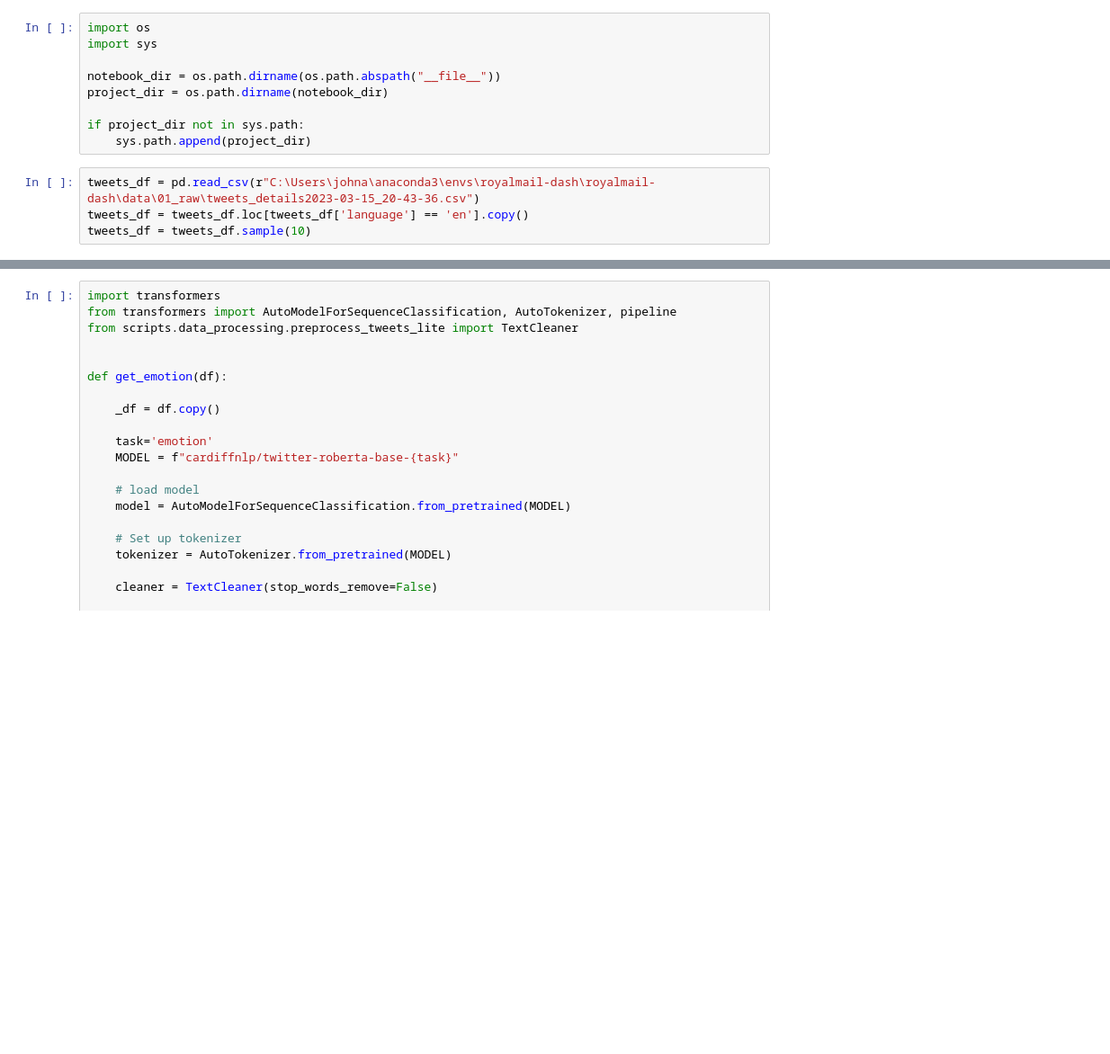
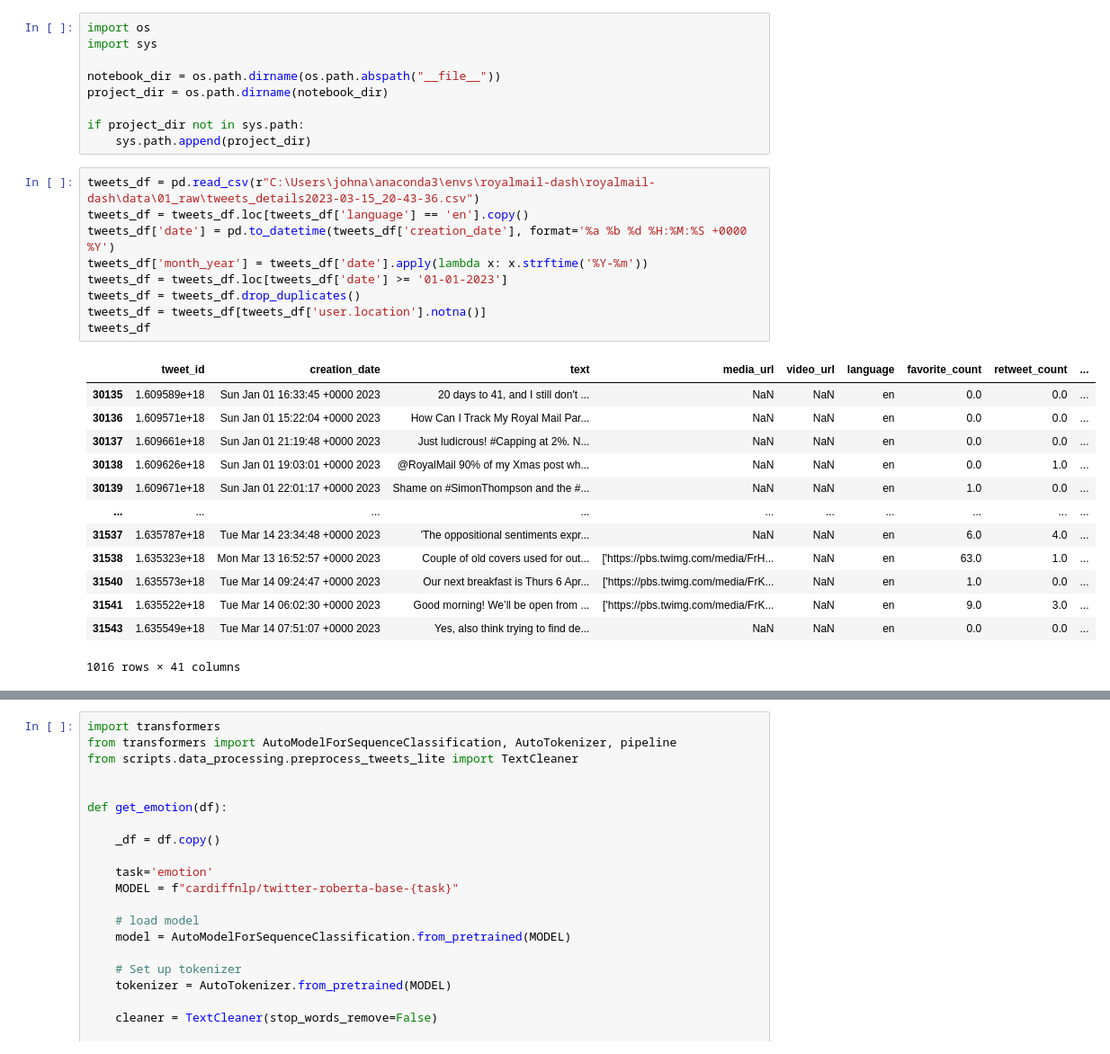
Before and after one commit to john-adeojo/royalmail-dash, a Jupyter notebook: notebooks/dataprep.ipynb, the cells around one changed output, grey strips where cells are left out. Shown at 90% size. Saved outputs shown, nothing was run; the diff lists cells and outputs as text; blank space fills up the shorter version.

```diff
--- a/notebooks/dataprep.ipynb
+++ b/notebooks/dataprep.ipynb
@@ -12,7 +12,26 @@ if project_dir not in sys.path:
 # %%
 tweets_df = pd.read_csv(r"C:\Users\johna\anaconda3\envs\royalmail-dash\royalmail-dash\data\01_raw\tweets_details2023-03-15_20-43-36.csv")
 tweets_df = tweets_df.loc[tweets_df['language'] == 'en'].copy()
-tweets_df = tweets_df.sample(10)
+tweets_df['date'] = pd.to_datetime(tweets_df['creation_date'], format='%a %b %d %H:%M:%S +0000 %Y')
+tweets_df['month_year'] = tweets_df['date'].apply(lambda x: x.strftime('%Y-%m'))
+tweets_df = tweets_df.loc[tweets_df['date'] >= '01-01-2023']
+tweets_df = tweets_df.drop_duplicates()
+tweets_df = tweets_df[tweets_df['user.location'].notna()]
+tweets_df
+# %% [output]
+|  | tweet_id | creation_date | text | media_url | video_url | language | favorite_count | retweet_count | ... |
+| 30135 | 1.609589e+18 | Sun Jan 01 16:33:45 +0000 2023 | 20 days to 41, and I still don't ... | NaN | NaN | en | 0.0 | 0.0 | ... |
+| 30136 | 1.609571e+18 | Sun Jan 01 15:22:04 +0000 2023 | How Can I Track My Royal Mail Par... | NaN | NaN | en | 0.0 | 0.0 | ... |
+| 30137 | 1.609661e+18 | Sun Jan 01 21:19:48 +0000 2023 | Just ludicrous! #Capping at 2%. N... | NaN | NaN | en | 0.0 | 0.0 | ... |
+| 30138 | 1.609626e+18 | Sun Jan 01 19:03:01 +0000 2023 | @RoyalMail 90% of my Xmas post wh... | NaN | NaN | en | 0.0 | 1.0 | ... |
+| 30139 | 1.609671e+18 | Sun Jan 01 22:01:17 +0000 2023 | Shame on #SimonThompson and the #... | NaN | NaN | en | 1.0 | 0.0 | ... |
+| ... | ... | ... | ... | ... | ... | ... | ... | ... | ... |
+| 31537 | 1.635787e+18 | Tue Mar 14 23:34:48 +0000 2023 | 'The oppositional sentiments expr... | NaN | NaN | en | 6.0 | 4.0 | ... |
+| 31538 | 1.635323e+18 | Mon Mar 13 16:52:57 +0000 2023 | Couple of old covers used for out... | ['https://pbs.twimg.com/media/FrH... | NaN | en | 63.0 | 1.0 | ... |
+| 31540 | 1.635573e+18 | Tue Mar 14 09:24:47 +0000 2023 | Our next breakfast is Thurs 6 Apr... | ['https://pbs.twimg.com/media/FrK... | NaN | en | 1.0 | 0.0 | ... |
+| 31541 | 1.635522e+18 | Tue Mar 14 06:02:30 +0000 2023 | Good morning! We’ll be open from ... | ['https://pbs.twimg.com/media/FrK... | NaN | en | 9.0 | 3.0 | ... |
+| 31543 | 1.635549e+18 | Tue Mar 14 07:51:07 +0000 2023 | Yes, also think trying to find de... | NaN | NaN | en | 0.0 | 0.0 | ... |
+1016 rows × 41 columns
 # %%
 import transformers
 from transformers import AutoModelForSequenceClassification, AutoTokenizer, pipeline
```
Also changed, not shown: parts of 6 cells of this notebook, 1 other file.
